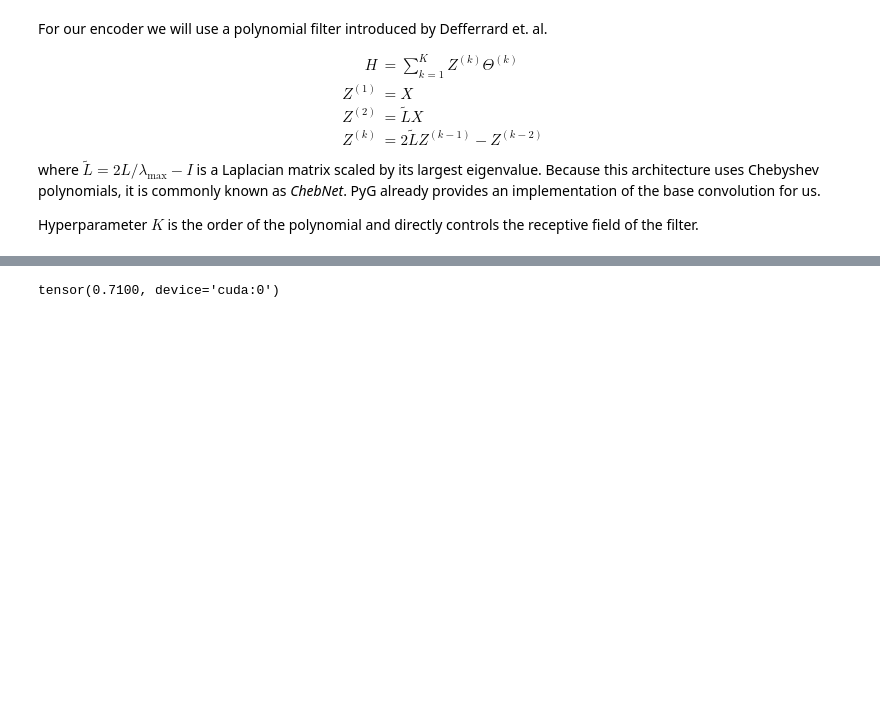
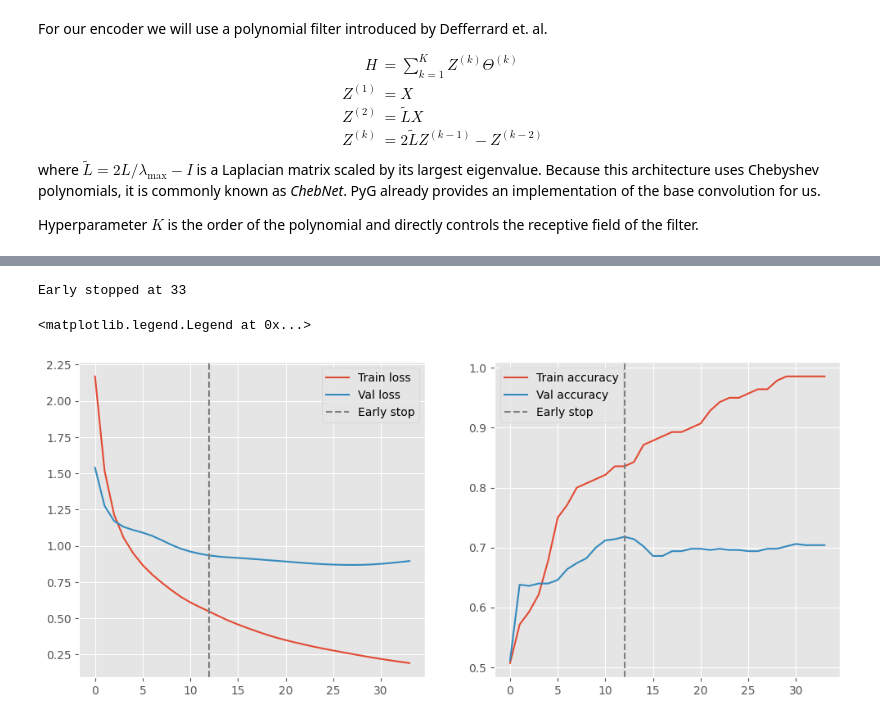
Before and after one commit to MicheleCattaneo/Graph-Neural-Networks-Tutorial, a Jupyter notebook: unsupervised.ipynb, the cells around one changed output, grey strips where cells are left out. Saved outputs shown, nothing was run; the diff lists cells and outputs as text; code cells hidden in the pictures; blank space fills up the shorter version.

```diff
--- a/unsupervised.ipynb
+++ b/unsupervised.ipynb
@@ -164,15 +209,13 @@ classifier = classifier.to(device)
+# %%
+def accuracy(X, y, model):
+    return (torch.argmax(torch.nn.functional.softmax(model(X), dim=-1),dim=-1) == y).to(torch.float32).mean().cpu().numpy()
+# %%
+
+
+classifier = LinearClassifier(512,7)
+classifier = classifier.to(device)
+
+early_stopping = EarlyStopper(patience=20, mode='max')
 # %%
-opt = torch.optim.Adam(classifier.parameters(), lr=0.01)
+opt = torch.optim.Adam(classifier.parameters(), lr=0.005)
 loss_fn = nn.CrossEntropyLoss()
-# %%
-for epoch in range(20):
-    classifier.train()
-    opt.zero_grad()
-
-    logits = classifier(train_embs)
-
-    loss = loss_fn(logits, train_labels)
-    loss.backward()
-    opt.step()
-
-    print(loss.item())
@@ -200,4 +222,52 @@ for epoch in range(20):
-# %%
-(torch.argmax(torch.nn.functional.softmax(classifier(val_embs), dim=-1),dim=-1) == val_labels).to(torch.float32).mean()
-# %% [output]
-tensor(0.7100, device='cuda:0')
+# %%
+classifier_train_loss = []
+classifier_val_loss = []
+
+classifier_train_acc = []
+classifier_val_acc = []
+
+for epoch in range(100):
+    classifier.train()
+    opt.zero_grad()
+
+    logits = classifier(train_embs)
+
+    loss = loss_fn(logits, train_labels)
+    loss.backward()
+    opt.step()
+
+    classifier_train_loss.append(loss.item())
+    classifier_train_acc.append(accuracy(X=train_embs, y=train_labels, model=classifier))
+    # eval
+    with torch.no_grad():
+        classifier.eval()
+
+        logits = classifier(val_embs)
+        val_loss = loss_fn(logits, val_labels)
+        classifier_val_loss.append(val_loss.item())
+        classifier_val_acc.append(accuracy(X=val_embs, y=val_labels, model=classifier))
+
+        if early_stopping(new_value=classifier_val_acc[-1], model=classifier):
+            early_stopping.set_best_weights(model=classifier)
+            print(f'Early stopped at {epoch}')
+
+            break
+
+
+
+    # print(loss.item())
+# %% [output]
+Early stopped at 33
+# %%
+fig, ax = plt.subplots(1,2, figsize=(12, 5))
+ax[0].plot(classifier_train_loss, label='Train loss')
+ax[0].plot(classifier_val_loss, label='Val loss')
+ax[1].plot(classifier_train_acc, label='Train accuracy')
+ax[1].plot(classifier_val_acc, label='Val accuracy')
+ax[0].axvline(x=early_stopping.best_iter, color='r', linestyle='--', label=f'Early stop', c='grey')
+ax[1].axvline(x=early_stopping.best_iter, color='r', linestyle='--', label=f'Early stop', c='grey')
+ax[0].legend()
+ax[1].legend()
+# %% [output]
+<matplotlib.legend.Legend at 0x...>
+[figure, added]
```
Also changed, not shown: parts of 9 cells of this notebook.
